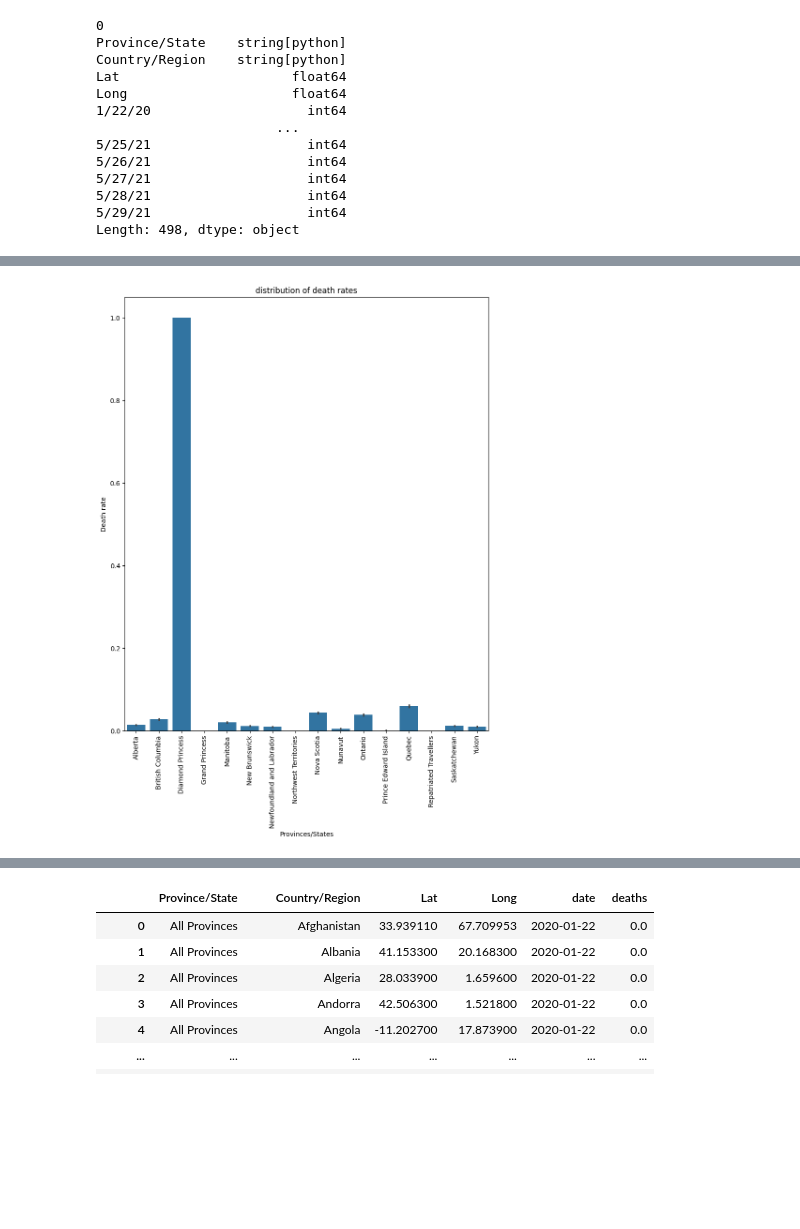
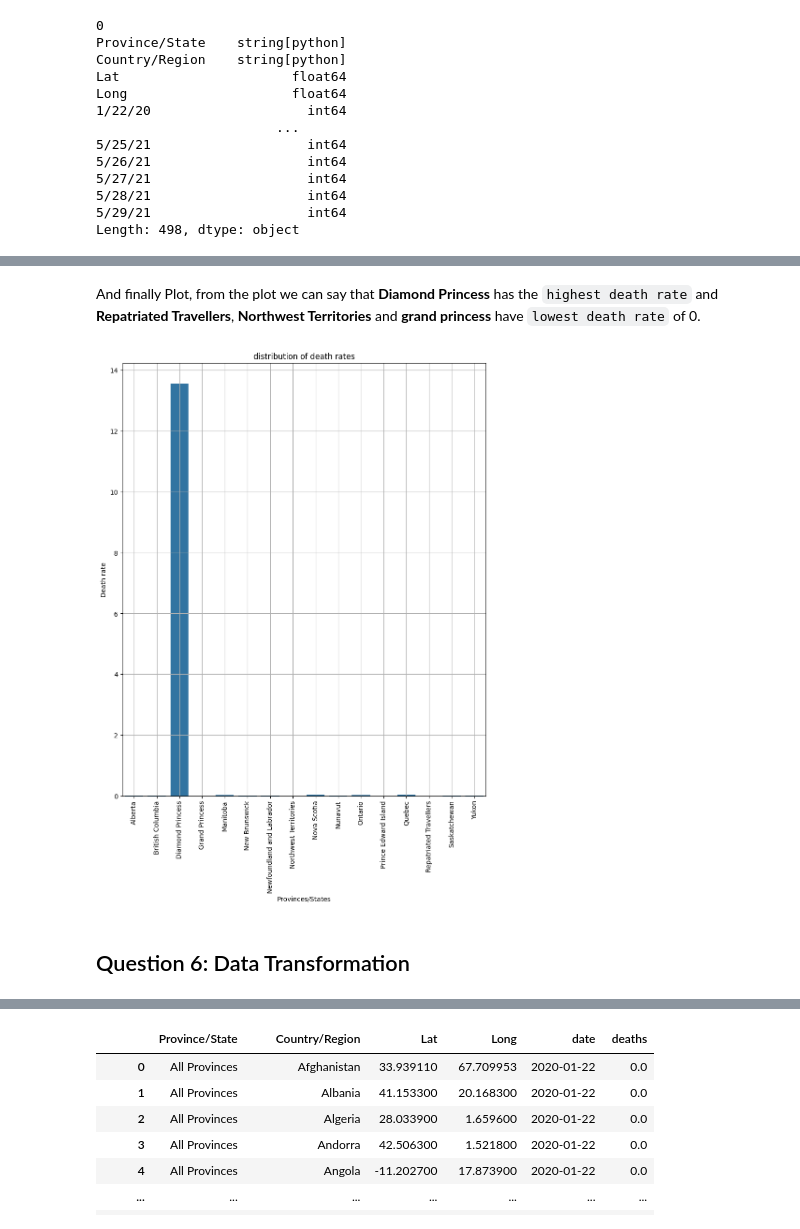
Before and after one commit to fizz-i/COVID-19_Case-study, a Jupyter notebook: case-study_1.ipynb, the cells around one changed output, grey strips where cells are left out. Drawn from its saved outputs; the diff is of its cells as text; code cells hidden in the pictures; blank space fills up the shorter version.

```diff
--- a/case-study_1.ipynb
+++ b/case-study_1.ipynb
@@ -434,8 +571,5 @@ plt.show()
 # %%
-confirmed_canada = data_confirmed[data_confirmed['Country/Region']=='Canada']
-confirmed_canada_copy = pd.DataFrame.copy(confirmed_canada)
-confirmed_canada_copy.drop(columns=['Country/Region', 'Lat', 'Long'], inplace=True)
-confirmed_canada_copy = confirmed_canada_copy.groupby('Province/State').sum()
-confirmed_canada_copy = confirmed_canada_copy.reset_index().melt(id_vars='Province/State', var_name='date')
-confirmed_canada_copy
+confirmed_canada = copy_data_confirmed_wide[copy_data_confirmed_wide['Country/Region']=='Canada']
+confirmed_canada_grouped = confirmed_canada.groupby(['Province/State'])['cases'].sum().reset_index()
+confirmed_canada_grouped
 # %% [output]
@@ -455,10 +593,9 @@ confirmed_canada_copy
+# %%
+data_deaths_copy = pd.DataFrame.copy(data_deaths)
+data_deaths_copy_wide = pd.melt(data_deaths_copy, id_vars=['Country/Region', 'Province/State', 'Lat', 'Long'], var_name='date', value_name='deaths')
+data_deaths_copy_wide['date'] = pd.to_datetime(data_deaths_copy_wide['date'])
 # %%
-deaths_canada = data_deaths[data_deaths['Country/Region']=='Canada']
-deaths_canada_copy = pd.DataFrame.copy(deaths_canada)
-
-deaths_canada_copy.drop(columns=['Country/Region', 'Lat', 'Long'], inplace=True)
-deaths_canada_copy = deaths_canada_copy.groupby('Province/State').sum()
-deaths_canada_copy = deaths_canada_copy.reset_index().melt(id_vars='Province/State', var_name='date')
-deaths_canada_copy['date'] = pd.to_datetime(deaths_canada_copy['date'])
+data_deaths_canada_copy_wide = data_deaths_copy_wide[data_deaths_copy_wide['Country/Region']=='Canada']
+deaths_canada_copy = data_deaths_canada_copy_wide.groupby(['Province/State'])['deaths'].sum().reset_index()
 deaths_canada_copy
 # %% [output]
@@ -477,0 +621,4 @@ deaths_canada_copy
+# %%
+confirmed_and_deaths_canada_grouped = pd.merge(confirmed_canada_grouped, deaths_canada_copy, on=['Province/State'], how='outer')
+confirmed_and_deaths_canada_grouped['death rate'] = confirmed_and_deaths_canada_grouped['deaths']/confirmed_and_deaths_canada_grouped['cases']
+confirmed_and_deaths_canada_grouped
@@ -478,13 +643,17 @@ deaths_canada_copy
+# %% [markdown]
+And finally Plot, from the plot we can say that **Diamond Princess** has the `highest death rate` and **Repatriated Travellers**, **Northwest Territories** and **grand princess** have `lowest death rate` of 0.
 # %%
 plt.figure(figsize=(10,12))
 
-sbn.barplot(x=deaths_canada_copy['Province/State'],y=(deaths_canada_copy['value']/confirmed_canada_copy['value']))
+sbn.barplot(x=confirmed_and_deaths_canada_grouped['Province/State'],y=(confirmed_and_deaths_canada_grouped['deaths']/confirmed_and_deaths_canada_grouped['cases']))
 plt.xticks(rotation=90)
 plt.xlabel("Provinces/States")
 plt.ylabel("Death rate")
 plt.title("distribution of death rates")
-
+plt.grid()
 plt.savefig('output.svg')
 plt.show()
 # %% [output]
-[figure, old version]
+[figure, new version]
+# %% [markdown]
+## Question 6: Data Transformation
```
Also changed, not shown: parts of 102 cells of this notebook, 1 other file.
